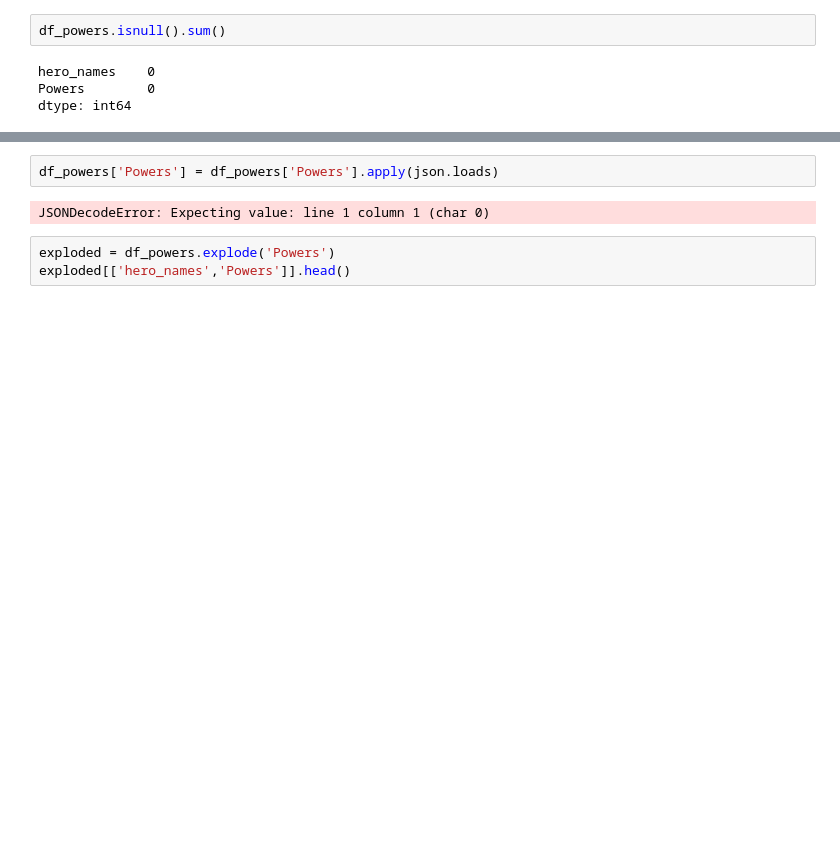
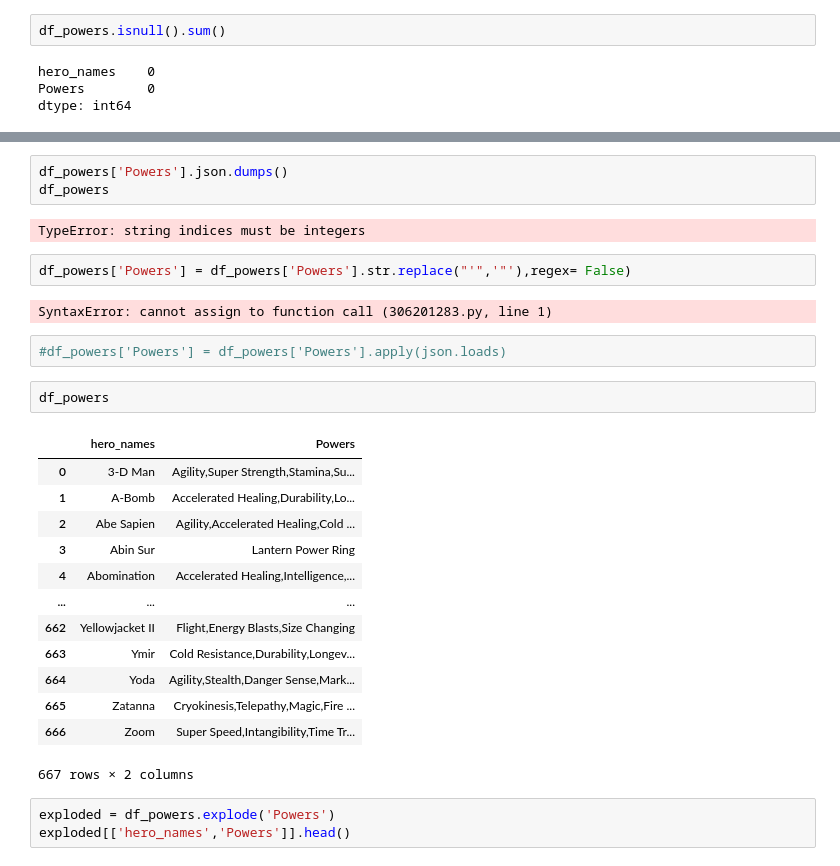
Before and after one commit to valmazan/Applying-Advanced-Transformations-Core-, a Jupyter notebook: Applying Advanced Transformations (Core).ipynb, the cells around one changed output, grey strips where cells are left out. Drawn from its saved outputs; the diff is of its cells as text; blank space fills up the shorter version.

```diff
--- a/Applying Advanced Transformations (Core).ipynb
+++ b/Applying Advanced Transformations (Core).ipynb
@@ -376,7 +408,30 @@ Name: Powers, Length: 608, dtype: int64
+# %%
+df_powers['Powers'].json.dumps()
+df_powers
+# %% [output]
+TypeError: string indices must be integers
+# %%
+df_powers['Powers'] = df_powers['Powers'].str.replace("'",'"'),regex= False)
+# %% [output]
+SyntaxError: cannot assign to function call (306201283.py, line 1)
 # %%
-df_powers['Powers'] = df_powers['Powers'].apply(json.loads)
+#df_powers['Powers'] = df_powers['Powers'].apply(json.loads)
-# %% [output]
-JSONDecodeError: Expecting value: line 1 column 1 (char 0)
+# %%
+df_powers
+# %% [output]
+|  | hero_names | Powers |
+| 0 | 3-D Man | Agility,Super Strength,Stamina,Su... |
+| 1 | A-Bomb | Accelerated Healing,Durability,Lo... |
+| 2 | Abe Sapien | Agility,Accelerated Healing,Cold ... |
+| 3 | Abin Sur | Lantern Power Ring |
+| 4 | Abomination | Accelerated Healing,Intelligence,... |
+| ... | ... | ... |
+| 662 | Yellowjacket II | Flight,Energy Blasts,Size Changing |
+| 663 | Ymir | Cold Resistance,Durability,Longev... |
+| 664 | Yoda | Agility,Stealth,Danger Sense,Mark... |
+| 665 | Zatanna | Cryokinesis,Telepathy,Magic,Fire ... |
+| 666 | Zoom | Super Speed,Intangibility,Time Tr... |
+667 rows × 2 columns
 # %%
 exploded = df_powers.explode('Powers')
 exploded[['hero_names','Powers']].head()
```
Also changed, not shown: parts of 13 cells of this notebook.
